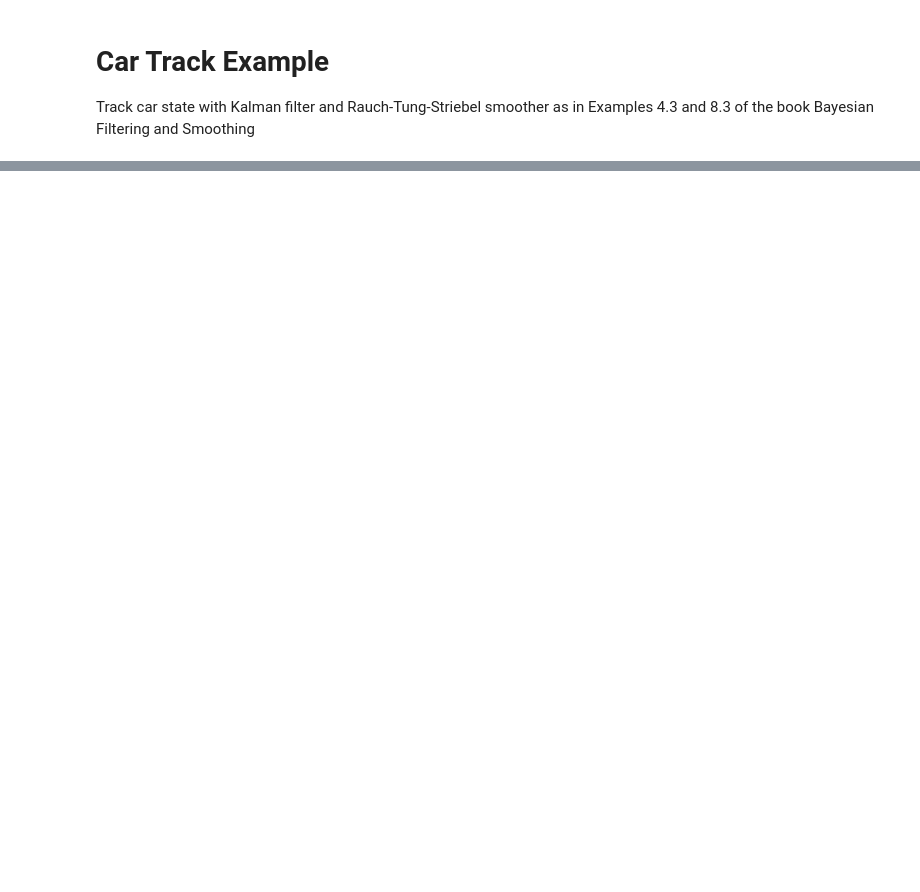
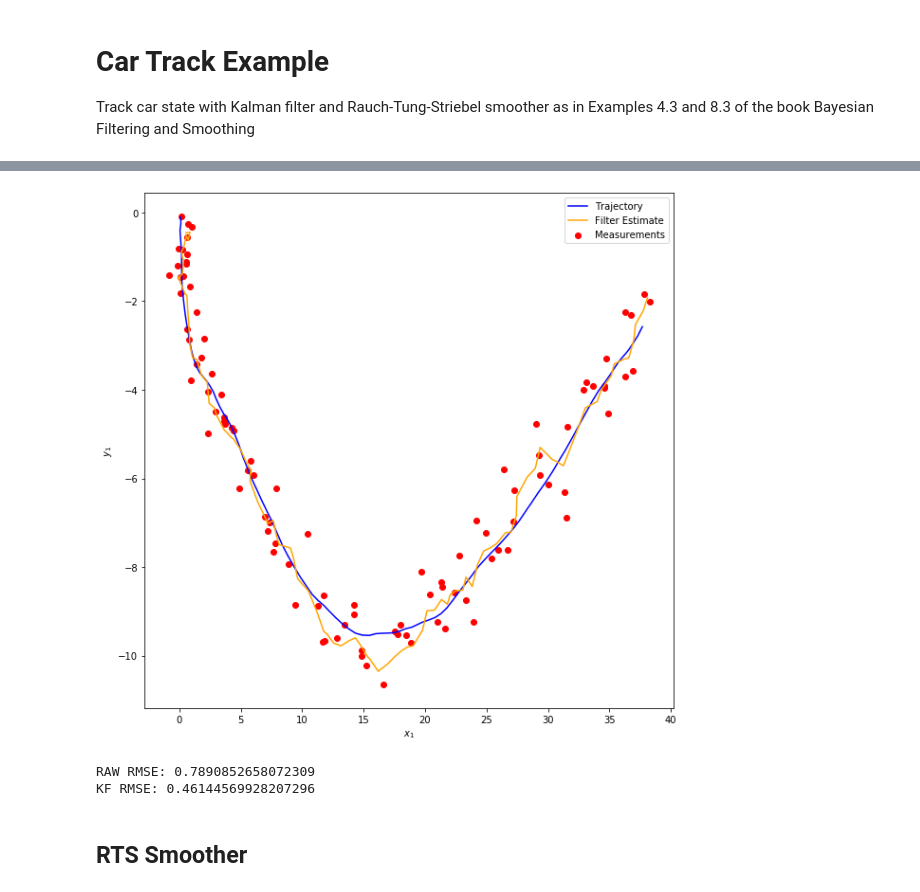
Before and after one commit to EEA-sensors/Bayesian-Filtering-and-Smoothing, a Jupyter notebook: python/example_notebooks/car_track.ipynb, the cells around one changed output, grey strips where cells are left out. Cells and saved outputs as stored; diff of their text form; code cells hidden in the pictures; blank space fills up the shorter version.

```diff
--- a/python/example_notebooks/car_track.ipynb
+++ b/python/example_notebooks/car_track.ipynb
@@ -14,0 +84,40 @@ os.getcwd()
+# %%
+def kalman_filter(m_0, P_0, A, Q, H, R, observations):
+    M = m_0.shape[-1]
+    steps, N = observations.shape
+
+    kf_m = np.empty((steps, M))
+    kf_P = np.empty((steps, M, M))
+
+    m = m_0
+    P = P_0
+
+    for i in range(steps):
+        observation = observations[i]
+        m = A @ m
+        P = A @ P @ A.T + Q
+
+        S = H @ P @ H.T + R
+        K = P @ H.T @ np.linalg.inv(S)
+        m = m + K @ ( observation - H @ m)
+        P = P - K @ S @ K.T
+
+        kf_m[i] = m
+        kf_P[i] = P
+    return kf_m, kf_P
+# %%
+kf_m, kf_P = kalman_filter(m_0, P_0, A, Q, H, R, observations)
+# %%
+plot(observations, states, "Trajectory", kf_m, "Filter Estimate")
+# %% [output]
+[figure, added]
+# %%
+rmse_raw = rmse(states[:, :2], observations)
+rmse_kf = rmse(kf_m[:, :2], states[:, :2])
+print(f"RAW RMSE: {rmse_raw}")
+print(f"KF RMSE: {rmse_kf}")
+# %% [output]
+RAW RMSE: 0.7890852658072309
+KF RMSE: 0.46144569928207296
+# %% [markdown]
+## RTS Smoother
```
Also changed, not shown: parts of 26 cells of this notebook.
